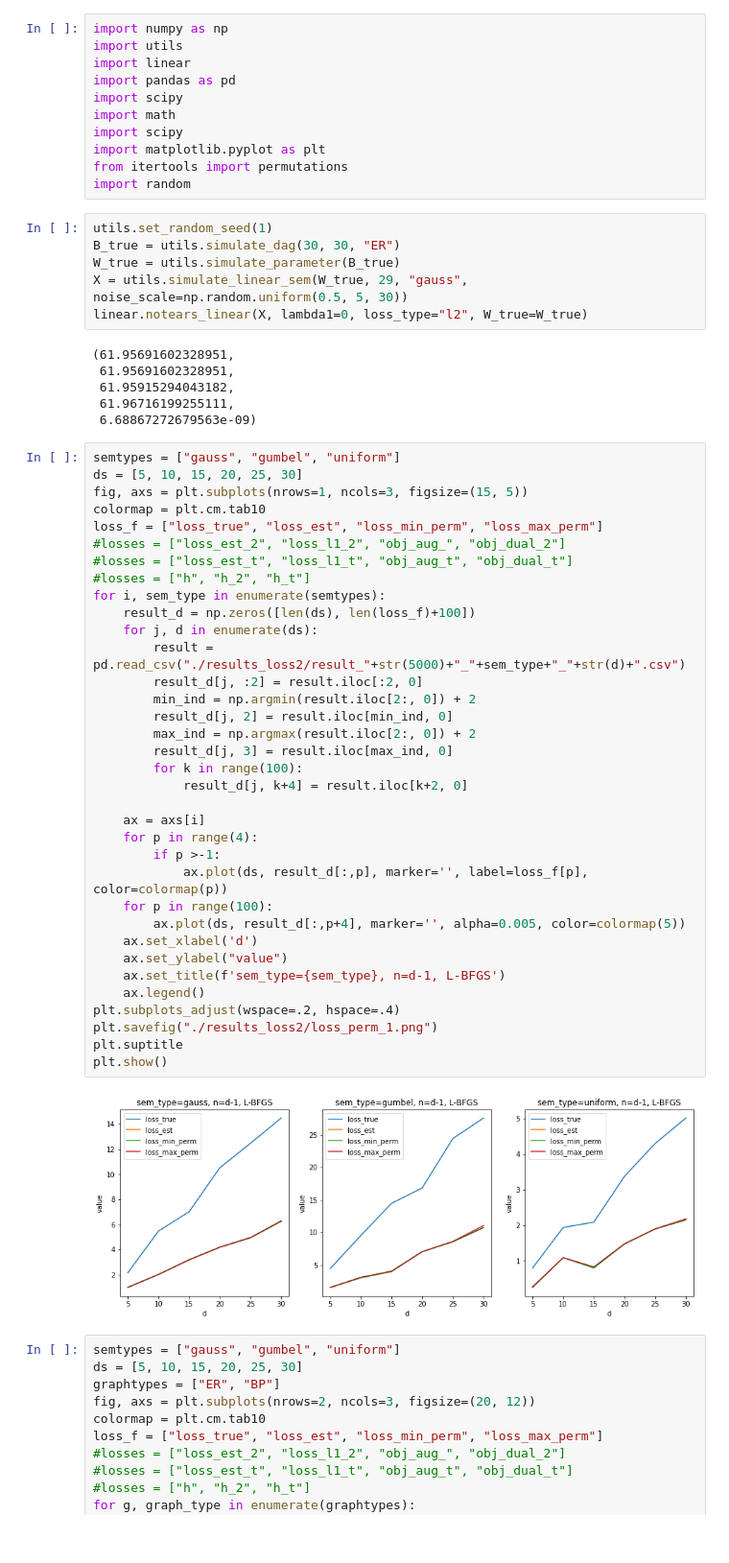
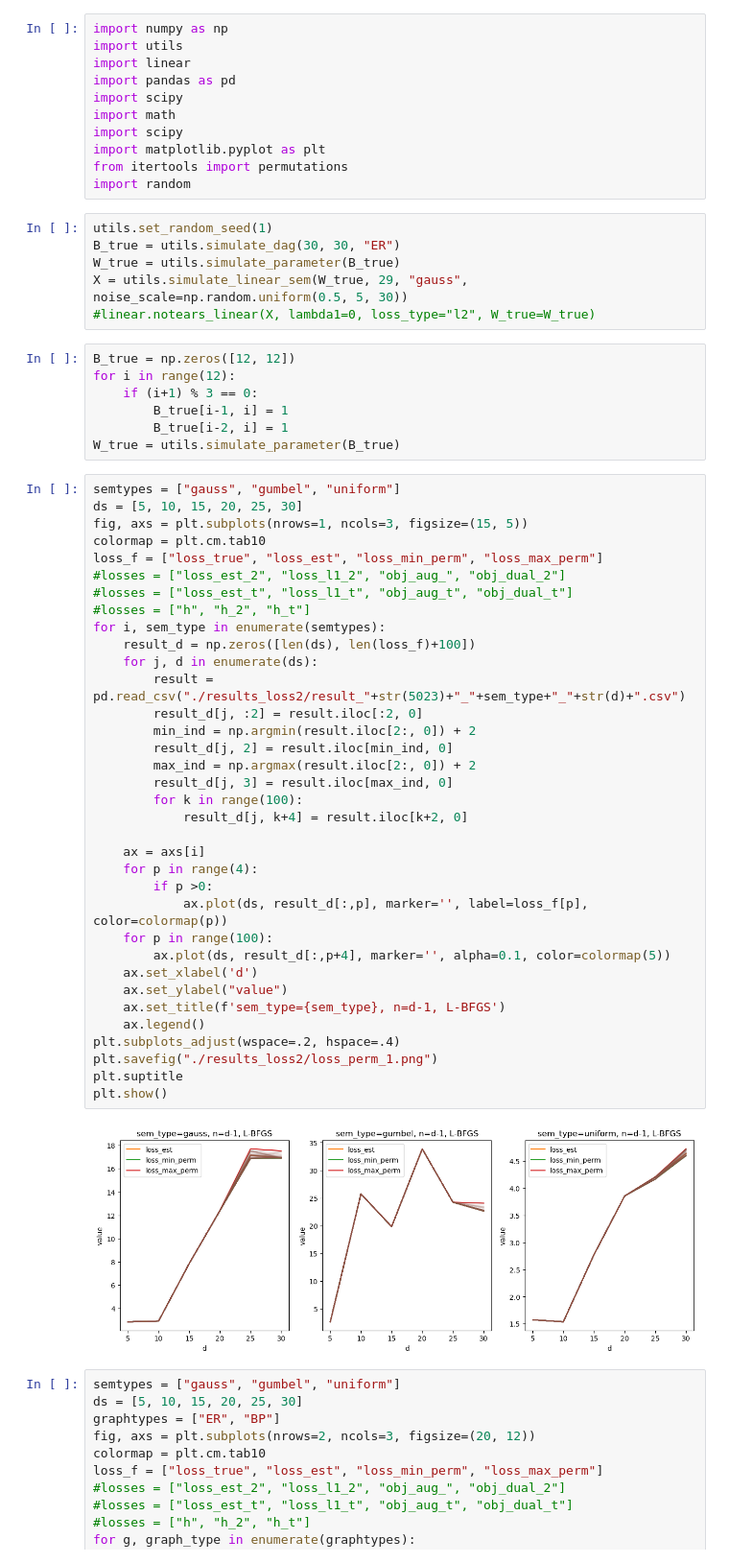
Before and after one commit to lmqxwm/Notears_, a Jupyter notebook: notears/simulation6.ipynb, the cells around one changed output. Shown: that part at 96% size. Drawn from its saved outputs; the diff is of its cells as text.

Commit message:
modified:   notears/exp6.py

```diff
--- a/notears/simulation6.ipynb
+++ b/notears/simulation6.ipynb
@@ -14,50 +14,51 @@ utils.set_random_seed(1)
 B_true = utils.simulate_dag(30, 30, "ER")
 W_true = utils.simulate_parameter(B_true)
 X = utils.simulate_linear_sem(W_true, 29, "gauss", noise_scale=np.random.uniform(0.5, 5, 30))
-linear.notears_linear(X, lambda1=0, loss_type="l2", W_true=W_true)
+#linear.notears_linear(X, lambda1=0, loss_type="l2", W_true=W_true)
-# %% [output]
-(61.95691602328951,
- 61.95691602328951,
- 61.95915294043182,
- 61.96716199255111,
- 6.68867272679563e-09)
+# %%
+B_true = np.zeros([12, 12])
+for i in range(12):
+    if (i+1) % 3 == 0:
+        B_true[i-1, i] = 1
+        B_true[i-2, i] = 1
+W_true = utils.simulate_parameter(B_true)
 # %%
 semtypes = ["gauss", "gumbel", "uniform"]
 ds = [5, 10, 15, 20, 25, 30]
 fig, axs = plt.subplots(nrows=1, ncols=3, figsize=(15, 5))
 colormap = plt.cm.tab10
 loss_f = ["loss_true", "loss_est", "loss_min_perm", "loss_max_perm"]
 #losses = ["loss_est_2", "loss_l1_2", "obj_aug_", "obj_dual_2"]
 #losses = ["loss_est_t", "loss_l1_t", "obj_aug_t", "obj_dual_t"]
 #losses = ["h", "h_2", "h_t"]
 for i, sem_type in enumerate(semtypes):
     result_d = np.zeros([len(ds), len(loss_f)+100])
     for j, d in enumerate(ds):
-        result = pd.read_csv("./results_loss2/result_"+str(5000)+"_"+sem_type+"_"+str(d)+".csv")
+        result = pd.read_csv("./results_loss2/result_"+str(5023)+"_"+sem_type+"_"+str(d)+".csv")
         result_d[j, :2] = result.iloc[:2, 0]
         min_ind = np.argmin(result.iloc[2:, 0]) + 2
         result_d[j, 2] = result.iloc[min_ind, 0]
         max_ind = np.argmax(result.iloc[2:, 0]) + 2
         result_d[j, 3] = result.iloc[max_ind, 0]
         for k in range(100):
             result_d[j, k+4] = result.iloc[k+2, 0]
 
     ax = axs[i]
     for p in range(4):
-        if p >-1:
+        if p >0:
             ax.plot(ds, result_d[:,p], marker='', label=loss_f[p], color=colormap(p))
     for p in range(100):
-        ax.plot(ds, result_d[:,p+4], marker='', alpha=0.005, color=colormap(5))
+        ax.plot(ds, result_d[:,p+4], marker='', alpha=0.1, color=colormap(5))
     ax.set_xlabel('d')
     ax.set_ylabel("value")
     ax.set_title(f'sem_type={sem_type}, n=d-1, L-BFGS')
     ax.legend()
 plt.subplots_adjust(wspace=.2, hspace=.4)
 plt.savefig("./results_loss2/loss_perm_1.png")
 plt.suptitle
 plt.show()
 # %% [output]
-[figure, old version]
+[figure, new version]
 # %%
 semtypes = ["gauss", "gumbel", "uniform"]
 ds = [5, 10, 15, 20, 25, 30]
```
Also changed, not shown: parts of 2 cells of this notebook, 46 other files.
